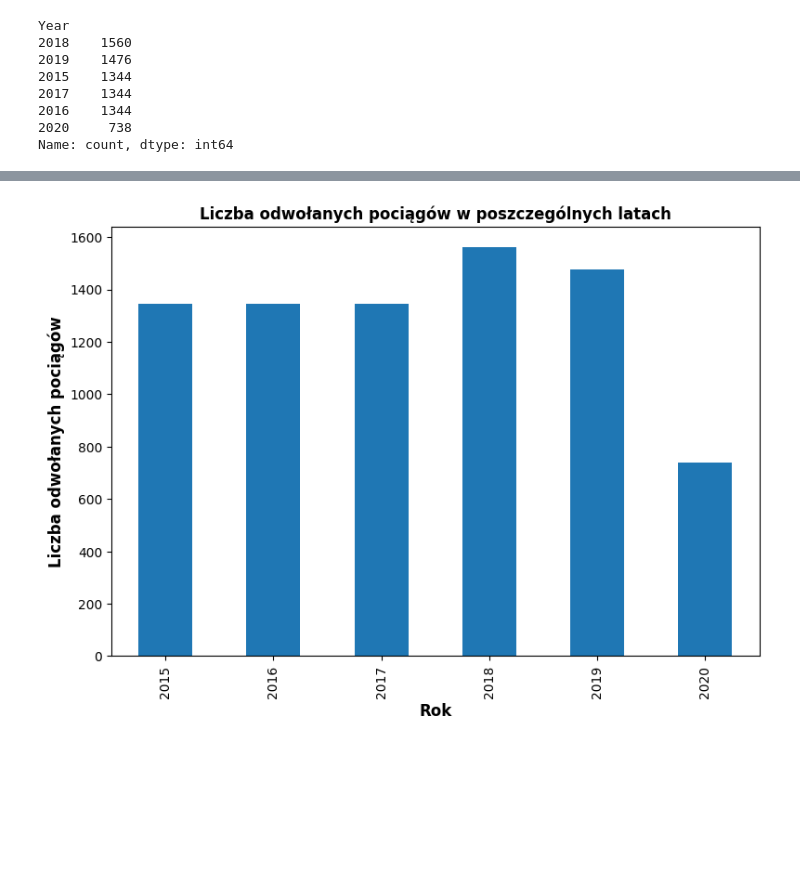
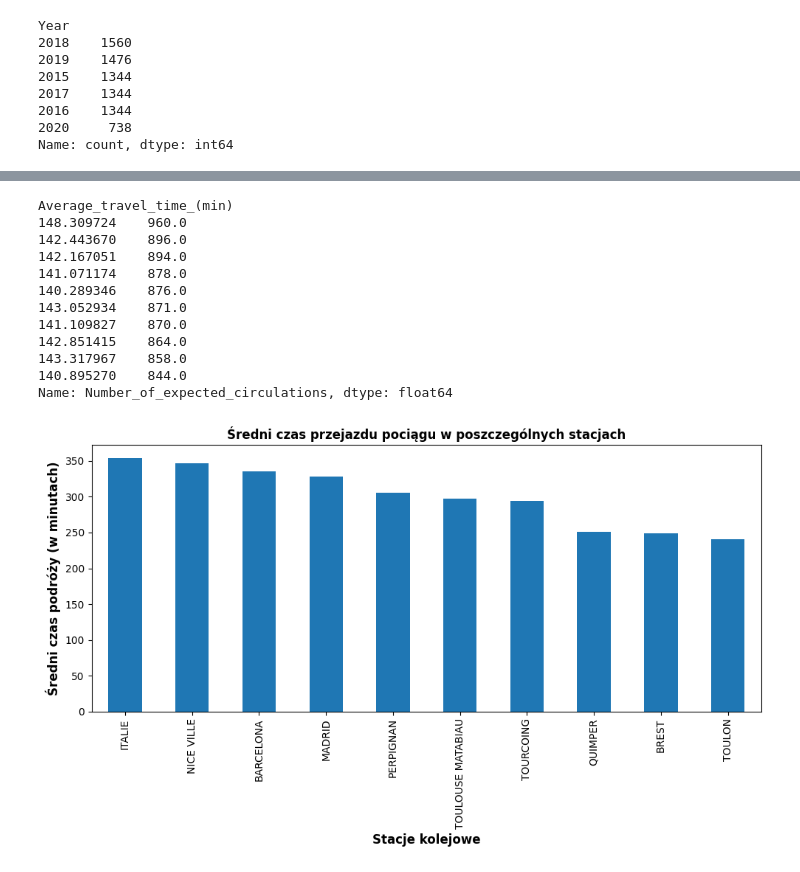
Before and after one commit to infoshareacademy/grupa_BKMMZ, a Jupyter notebook: Python/trains_notebook.ipynb, the cells around one changed output, grey strips where cells are left out. Drawn from its saved outputs; the diff is of its cells as text; code cells hidden in the pictures; blank space fills up the shorter version.

```diff
--- a/Python/trains_notebook.ipynb
+++ b/Python/trains_notebook.ipynb
@@ -25,4 +24,4 @@ ModuleNotFoundError: No module named 'DataCleainingFunctions'
 # %% [markdown]
 #### Wczytanie pliku Regularities_by_liaisons_Trains_France.csv
 # %%
-df = pd.read_csv('data/Regularities_by_liaisons_Trains_France.csv')
+df = pd.read_csv('kaggle_data/Regularities_by_liaisons_Trains_France.csv')
@@ -39,7 +40,7 @@ df.columns = df.columns.str.replace(" ", "_")
 # %% [markdown]
 #### Usunięcie 2 kolumn
 # %%
-df.drop(['Comment (optional) delays at departure', 'Comment (optional) delays on arrival'], axis=1, inplace=True)
+df.drop(['Comment_(optional)_delays_at_departure', 'Comment_(optional)_delays_on_arrival'], axis=1, inplace=True)
 # %% [markdown]
 #### Sprawdzenie czy dane są zduplikowane
 # %%
@@ -110,12 +170,30 @@ df.describe()
+# %%
+df.groupby("Average_travel_time_(min)")["Number_of_expected_circulations"].mean().nlargest(10)
+# %% [output]
+Average_travel_time_(min)
+148.309724    960.0
+142.443670    896.0
+142.167051    894.0
+141.071174    878.0
+140.289346    876.0
+143.052934    871.0
+141.109827    870.0
+142.851415    864.0
+143.317967    858.0
+140.895270    844.0
+Name: Number_of_expected_circulations, dtype: float64
 # %%
-canceled_trains_by_year = df.groupby("Year")["Number_of_cancelled_trains"].count()
+average_travel_time = df.groupby("Departure_station")["Average_travel_time_(min)"].mean().nlargest(10)
 
 # Wygenerowanie wykresu słupkowego
-ax = canceled_trains_by_year.plot(kind="bar", figsize=(9, 6))
-ax.set_xlabel("Rok", fontweight="bold", fontsize=12)
-ax.set_ylabel("Liczba odwołanych pociągów", fontweight="bold", fontsize=12)
-ax.set_title("Liczba odwołanych pociągów w poszczególnych latach", fontweight="bold", fontsize=12)
+ax = average_travel_time.plot(kind="bar", figsize=(10, 6))
 
+#ax.set_xticklabels(average_travel_time.index, ha="right")
+ax.set_xlabel("Stacje kolejowe", fontweight = "bold", fontsize = 12)
+ax.set_ylabel("Średni czas podróży (w minutach)", fontweight = "bold", fontsize = 12)
+ax.set_title("Średni czas przejazdu pociągu w poszczególnych stacjach", fontweight = "bold", fontsize = 12)
+
+plt.tight_layout()
 plt.show()
 # %% [output]
-[figure, old version]
+[figure, new version]
```
Also changed, not shown: parts of 20 cells of this notebook, 1 other file.
